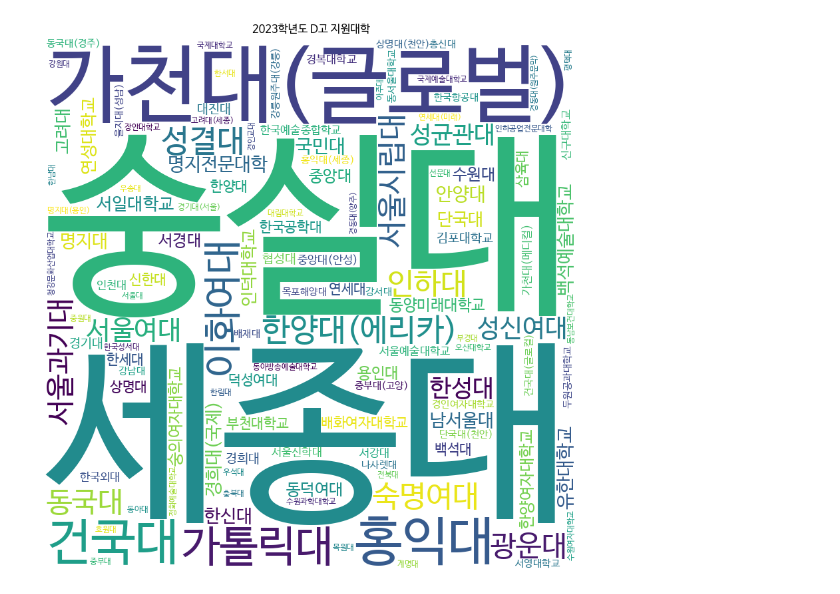
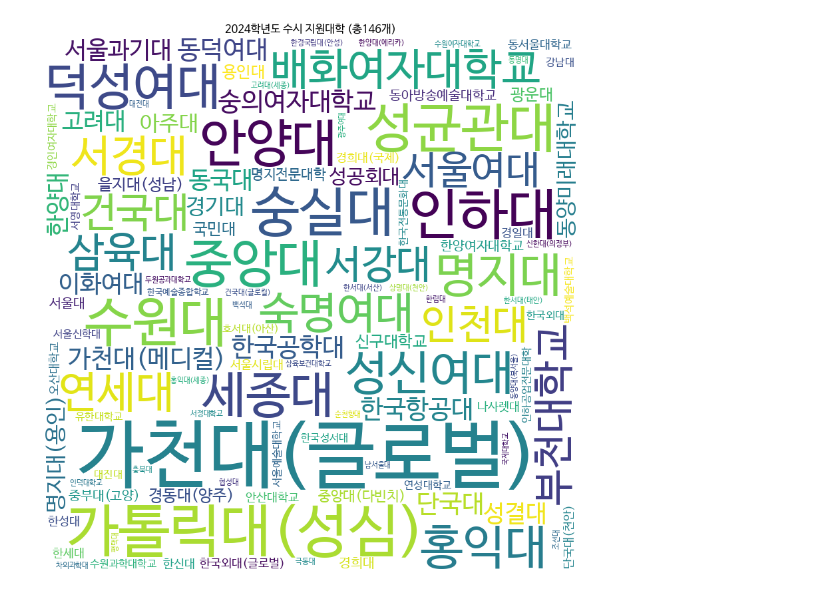
Before and after one commit to ecloguehwang/HSS, a Jupyter notebook: 선호대학_2022D고3_RPA.ipynb, the cells around one changed output. Saved outputs shown, nothing was run; the diff lists cells and outputs as text; code cells hidden in the pictures.

```diff
--- a/선호대학_2022D고3_RPA.ipynb
+++ b/선호대학_2022D고3_RPA.ipynb
@@ -60,30 +161,46 @@ plt.show()
 # %%
-#빈도를 가지고 단어구름(wordcloud) 그림을 그림
+#빈도를 가지고 단어구름(wordcloud): #2024학년도 - 올해
+
 import random
 import pandas as pd
 import matplotlib.pyplot as plt
 from wordcloud import WordCloud
+import datetime
 
-random.seed(42)  # set the random seed
+# Get the current year
+current_year = datetime.datetime.now().year
+
+# Assuming the academic year starts this year and continues into the next year
+academic_year = f"{current_year+1}학년도"
+
+
+random.seed(3)  # set the random seed
 
 path = '/content/drive/MyDrive/python/deungchon/'
-df = pd.read_csv(f'{path}susi_jsi.csv', encoding='cp949')
+df = pd.read_csv(f'{path}susiapply_total.csv', encoding='cp949')
+
+#대학수
+df_dup = df.drop_duplicates('대학')
+df_freq = len(df_dup['대학'])
 
 wordcloud = WordCloud(font_path='NanumBarunGothic', width=800, height=800, background_color='white', min_font_size=10).generate_from_frequencies(df['대학'].value_counts())
 
 fig = plt.figure(figsize=(8, 8))
 plt.imshow(wordcloud)
 plt.axis("off")
 plt.tight_layout(pad=0)
-plt.title("2023학년도 D고 지원대학")
+
+# Now update the title string to include the current academic year
+plt.title(f"{academic_year} 수시 지원대학 (총{df_freq}개)")
+
 
 path1 = '/content/drive/MyDrive/python/deungchon/result_d/'
 pdf_path = f'{path1}uni_wordcloud.pdf'
 plt.savefig(pdf_path, dpi=300, bbox_inches='tight', pad_inches=0)
 
 path2 = '/content/drive/MyDrive/python/deungchon/wordclouds/'
 wordcloud.to_file(f'{path2}uni_wordcloud.png')
 
 plt.show()
 # %% [output]
-[figure, old version]
+[figure, new version]
```
Also changed, not shown: parts of 6 cells of this notebook.
